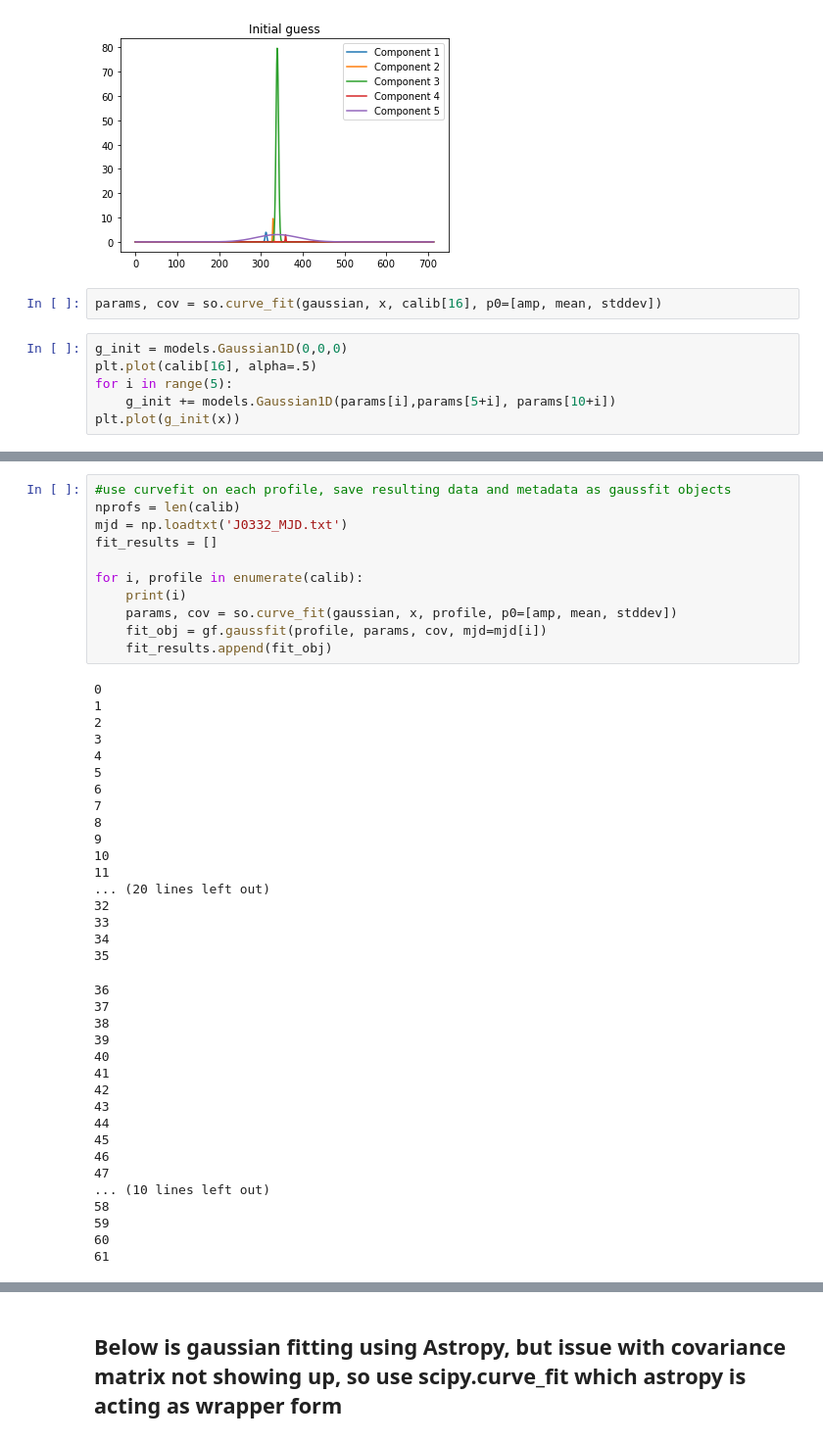
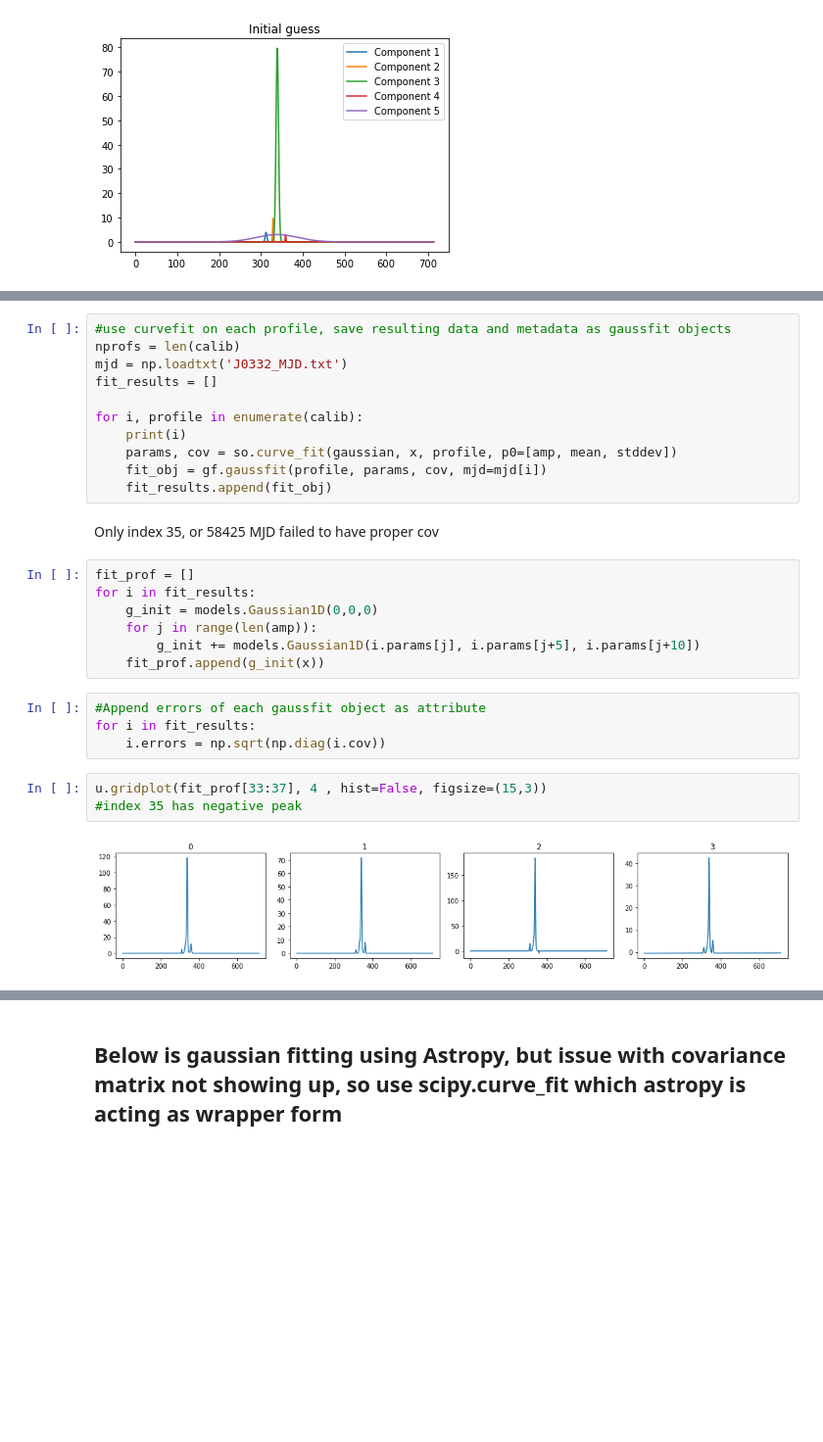
Before and after one commit to minyoungk99/IRES, a Jupyter notebook: J0332_gaussian_fitting.ipynb, the cells around one changed output, grey strips where cells are left out. Shown at 98% size. Saved outputs shown, nothing was run; the diff lists cells and outputs as text; blank space fills up the shorter version.

Commit message:
Fitted gaussians to J0332. On progress of plotting ratios.

```diff
--- a/J0332_gaussian_fitting.ipynb
+++ b/J0332_gaussian_fitting.ipynb
@@ -132,11 +132,3 @@ for i in range(len(amp)):
     plt.title('Initial guess')
 # %% [output]
 [figure]
-# %%
-params, cov = so.curve_fit(gaussian, x, calib[16], p0=[amp, mean, stddev])
-# %%
-g_init = models.Gaussian1D(0,0,0)
-plt.plot(calib[16], alpha=.5)
-for i in range(5):
-    g_init += models.Gaussian1D(params[i],params[5+i], params[10+i])
-plt.plot(g_init(x))
@@ -154,38 +143,21 @@ for i, profile in enumerate(calib):
     params, cov = so.curve_fit(gaussian, x, profile, p0=[amp, mean, stddev])
     fit_obj = gf.gaussfit(profile, params, cov, mjd=mjd[i])
     fit_results.append(fit_obj)
-# %% [output]
-0
-1
-2
-3
-4
-5
-6
-7
-8
-9
-10
-11
-... (20 lines left out)
-32
-33
-34
-35
-36
-37
-38
-39
-40
-41
-42
-43
-44
-45
-46
-47
-... (10 lines left out)
-58
-59
-60
-61
+# %% [markdown]
+Only index 35, or 58425 MJD failed to have proper cov
+# %%
+fit_prof = []
+for i in fit_results:
+    g_init = models.Gaussian1D(0,0,0)
+    for j in range(len(amp)):
+        g_init += models.Gaussian1D(i.params[j], i.params[j+5], i.params[j+10])
+    fit_prof.append(g_init(x))
+# %%
+#Append errors of each gaussfit object as attribute
+for i in fit_results:
+    i.errors = np.sqrt(np.diag(i.cov))
+# %%
+u.gridplot(fit_prof[33:37], 4 , hist=False, figsize=(15,3))
+#index 35 has negative peak
+# %% [output]
+[figure, added]
```
Also changed, not shown: parts of 3 cells of this notebook, 1 other file.
